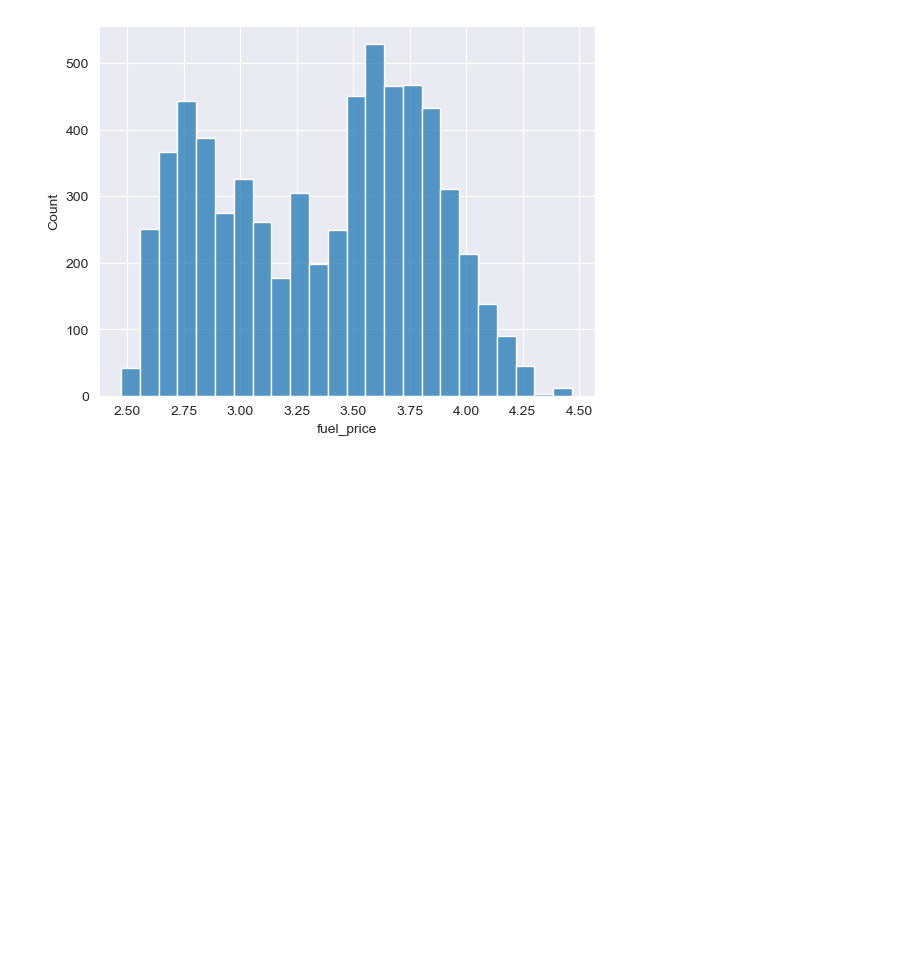
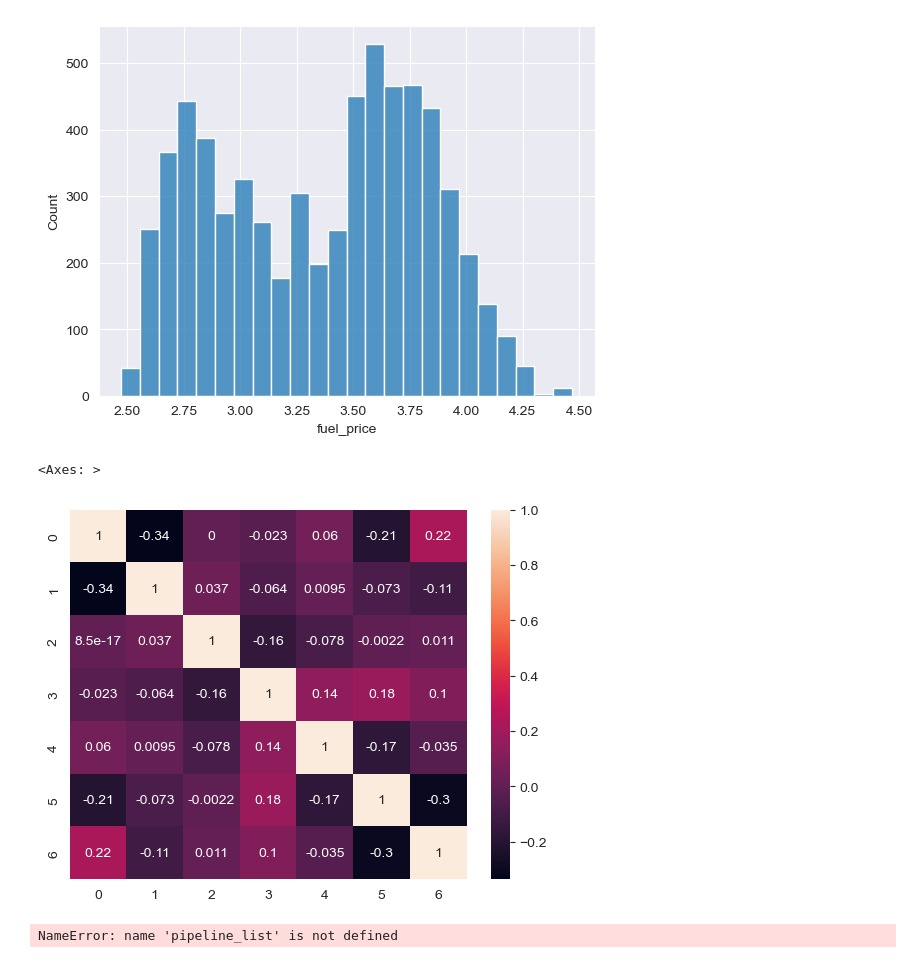
Before and after one commit to Miraakbutnotded/Sales-Prediction, a Jupyter notebook: 131023.ipynb, the cells around one changed output. Drawn from its saved outputs; the diff is of its cells as text; code cells hidden in the pictures; blank space fills up the shorter version.

Commit message:
Added heatmap
Also added broken ml code

```diff
--- a/131023.ipynb
+++ b/131023.ipynb
@@ -98,3 +108,10 @@ FutureWarning: is_categorical_dtype is deprecated and will be removed in a futur
 FutureWarning: use_inf_as_na option is deprecated and will be removed in a future version. Convert inf values to NaN before operating instead.
 <Axes: xlabel='fuel_price', ylabel='Count'>
 [figure]
+# %%
+sales_data_timeless = sales_data.drop(columns = "date")
+# %%
+sns.heatmap(data = sales_data_timeless.corr(), annot = True)
+# %% [output]
+<Axes: >
+[figure, added]
@@ -100,0 +123,10 @@ FutureWarning: use_inf_as_na option is deprecated and will be removed in a futur
+# %%
+for model in models:
+    model.fit(X_train,y_train)
+    y_pred = model.predict(X_test)
+    acc_list.append(metrics.accuracy_score(y_test,y_pred))
+    fpr, tpr, thresholds = metrics.roc_curve(y_test,y_pred)
+    auc_list.append(round(metrics.auc(fpr,tpr),2))
+    cm_list.append(confusion_matrix(y_test,y_pred))
+# %% [output]
+NameError: name 'pipeline_list' is not defined
```
Also changed, not shown: parts of 3 cells of this notebook.
